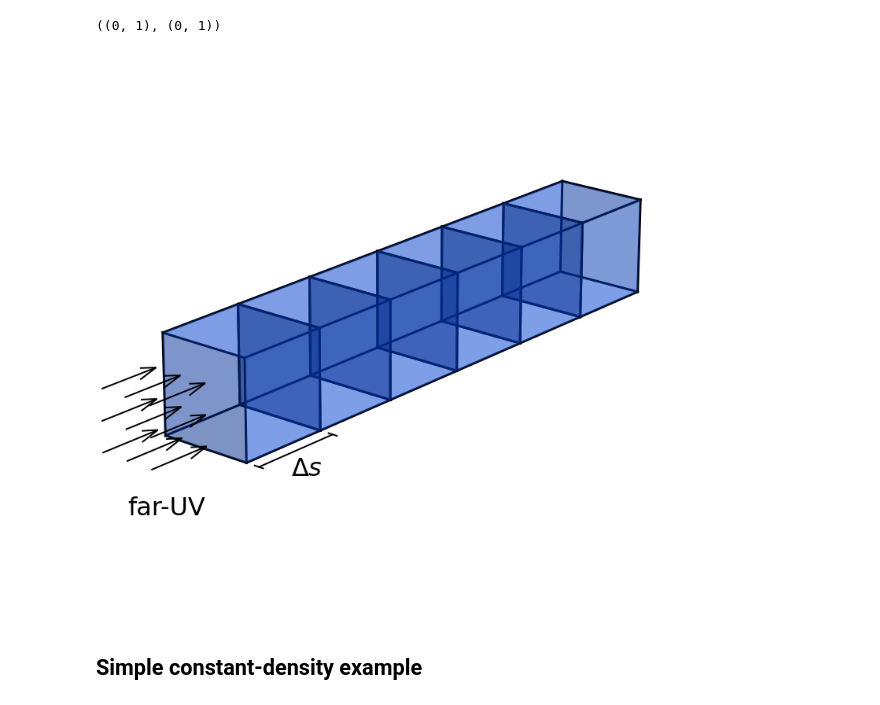
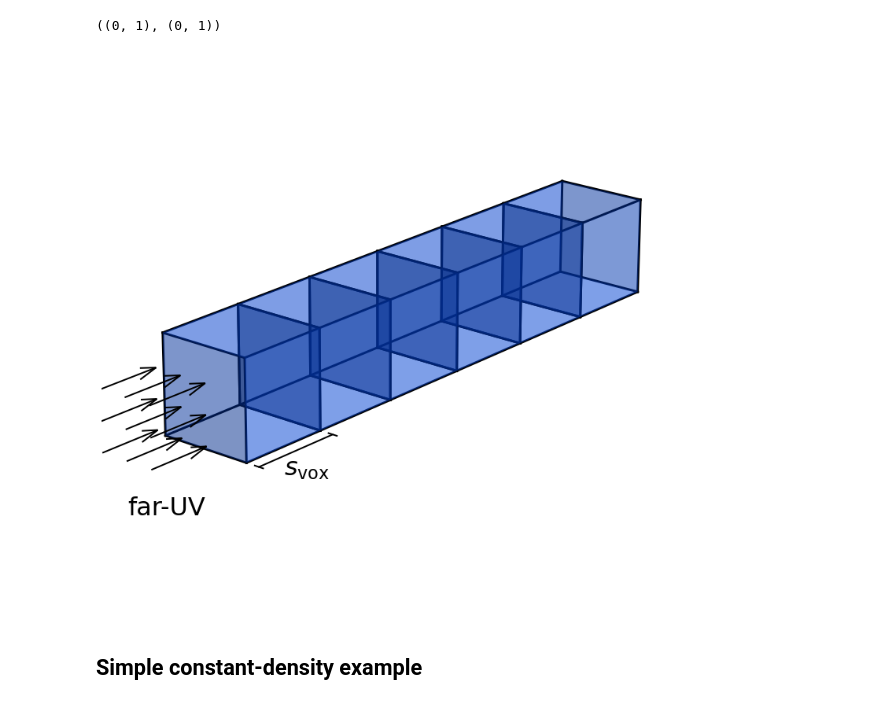
Before and after one commit to CraigYanitski/kosmatau3d, a Jupyter notebook: notebooks/full model/basic_model.ipynb, the cells around one changed output. Drawn from its saved outputs; the diff is of its cells as text; code cells hidden in the pictures.

```diff
--- a/notebooks/full model/basic_model.ipynb
+++ b/notebooks/full model/basic_model.ipynb
@@ -28,45 +28,46 @@ ds = lim[1]-lim[0]
 length = 5
 axes = [0, 1, 2]
 alpha = 0.3
+color = 'xkcd:electric blue'
 
 x1, x2 = np.meshgrid(lim, lim)
 lims = list(lim[i]*np.ones_like(x1) for i in range(len(lim)))
 
 fig = plt.figure(figsize=(10, 10))
 ax = fig.add_subplot(1, 1, 1, projection='3d', elev=20, azim=-140, box_aspect=(length, 1, 1))
 
 for dx in range(0, ds*(length+1), ds):
-    ax.plot_surface(x1+dx, x2, lims[0], color='xkcd:electric blue', alpha=alpha)
-    ax.plot_surface(x1+dx, x2, lims[1], color='xkcd:electric blue', alpha=alpha)
-    ax.plot_surface(x1+dx, lims[0], x2, color='xkcd:electric blue', alpha=alpha)
-    ax.plot_surface(x1+dx, lims[1], x2, color='xkcd:electric blue', alpha=alpha)
-    ax.plot_surface(lims[0]+dx, x1, x2, color='xkcd:electric blue', alpha=alpha)
-    ax.plot_surface(lims[1]+dx, x1, x2, color='xkcd:electric blue', alpha=alpha)
+    ax.plot_surface(x1+dx, x2, lims[0], color=color, alpha=alpha)
+    ax.plot_surface(x1+dx, x2, lims[1], color=color, alpha=alpha)
+    ax.plot_surface(x1+dx, lims[0], x2, color=color, alpha=alpha)
+    ax.plot_surface(x1+dx, lims[1], x2, color=color, alpha=alpha)
+    ax.plot_surface(lims[0]+dx, x1, x2, color=color, alpha=alpha)
+    ax.plot_surface(lims[1]+dx, x1, x2, color=color, alpha=alpha)
     r = np.array([0, 1])
     for s, e in combinations(np.array(list(product(r+dx, r, r))), 2):
         if np.sum(np.abs(s-e)) == r[1]-r[0]:
             ax.plot3D(*zip(s, e), c='xkcd:black', lw=3)
 
 pos = [0.2, 0.5, 0.8]
 y_quiv, z_quiv = np.meshgrid(pos, pos)
 x_quiv = -np.ones_like(y_quiv)
 ax.quiver(x_quiv, y_quiv, z_quiv, 0.7, 0, 0, color='xkcd:black', lw=2)
 ax.text3D(-1.5, 0, 0, 'far-UV', zdir=None, color='xkcd:black', fontsize=32)
 
 ax.plot(lim, (-0.15, -0.15), (0, 0), color='xkcd:black', lw=2)
 ax.plot((lim[0], lim[0]), (-0.1, -0.2), (0, 0), color='xkcd:black', lw=2)
 ax.plot((lim[1], lim[1]), (-0.1, -0.2), (0, 0), color='xkcd:black', lw=2)
-ax.text3D(ds*.25, -0.5, 0, r'$\Delta s$', fontsize=32, ha='center', va='center')
+ax.text3D(ds*.25, -0.5, 0, r'$s_\mathrm{vox}$', fontsize=32, ha='center', va='center')
 
 ax.set_xlim(0, ds*length)
 ax.set_ylim(0, ds)
 ax.set_zlim(0, ds)
 ax.set_axis_off()
 ax.set_proj_type('persp')
 fig.tight_layout()
 plt.savefig('plots/basic_column.png', transparent=True) ;
 # %% [output]
-[figure, old version]
+[figure, new version]
 # %% [markdown]
 ## Simple constant-density example
 # %% [markdown]
```
Also changed, not shown: 1 other file.
